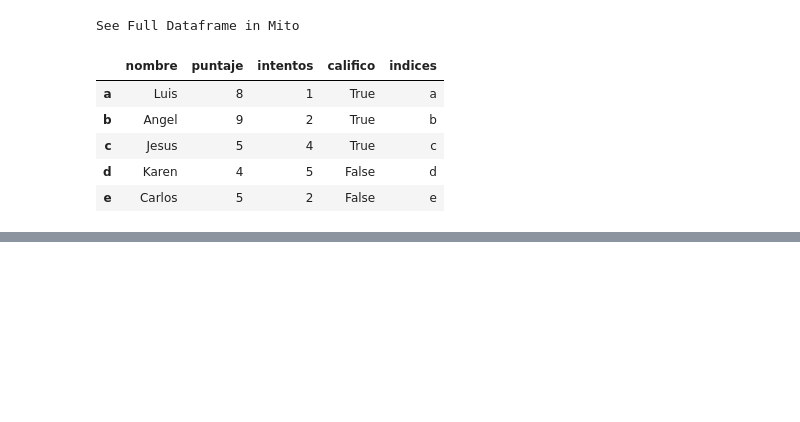
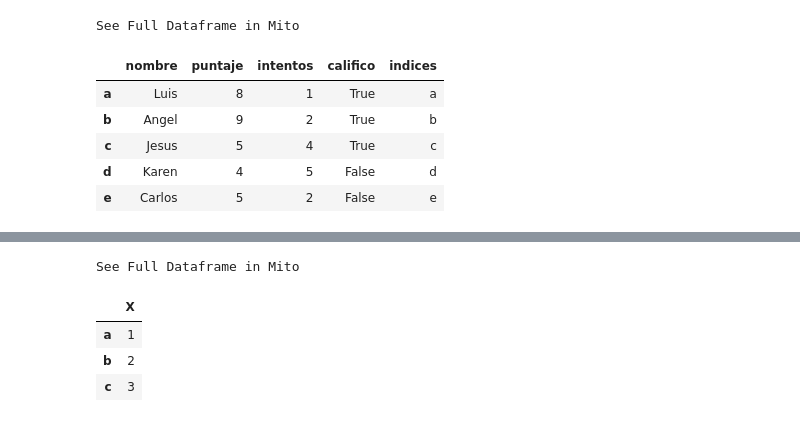
Before and after one commit to TherealVL/Ejercicios_Pandas, a Jupyter notebook: Ejercicios_Panda.ipynb, the cells around one changed output, grey strips where cells are left out. Drawn from its saved outputs; the diff is of its cells as text; code cells hidden in the pictures; blank space fills up the shorter version.

```diff
--- a/Ejercicios_Panda.ipynb
+++ b/Ejercicios_Panda.ipynb
@@ -1098,0 +1102,6 @@ See Full Dataframe in Mito
+# %%
+datos72 = {'X':[1,2,3],'C':[4,5,6],'V':[7,8,9]}
+indice72 = ['a','b','c']
+
+df81 = pd.DataFrame(data=datos72, index=indice72)
+df81
@@ -1098,0 +1114,9 @@ See Full Dataframe in Mito
+# %%
+df81.pop('C')
+df81
+# %% [output]
+See Full Dataframe in Mito
+|  | X |
+| a | 1 |
+| b | 2 |
+| c | 3 |
```
Also changed, not shown: parts of 2 cells of this notebook.
